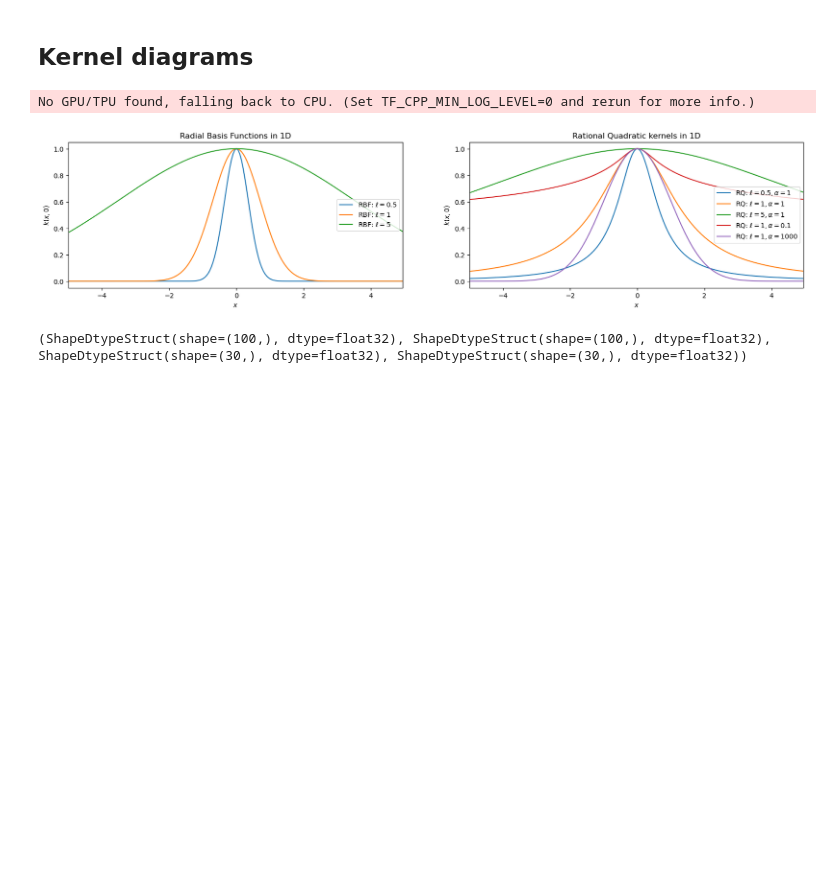
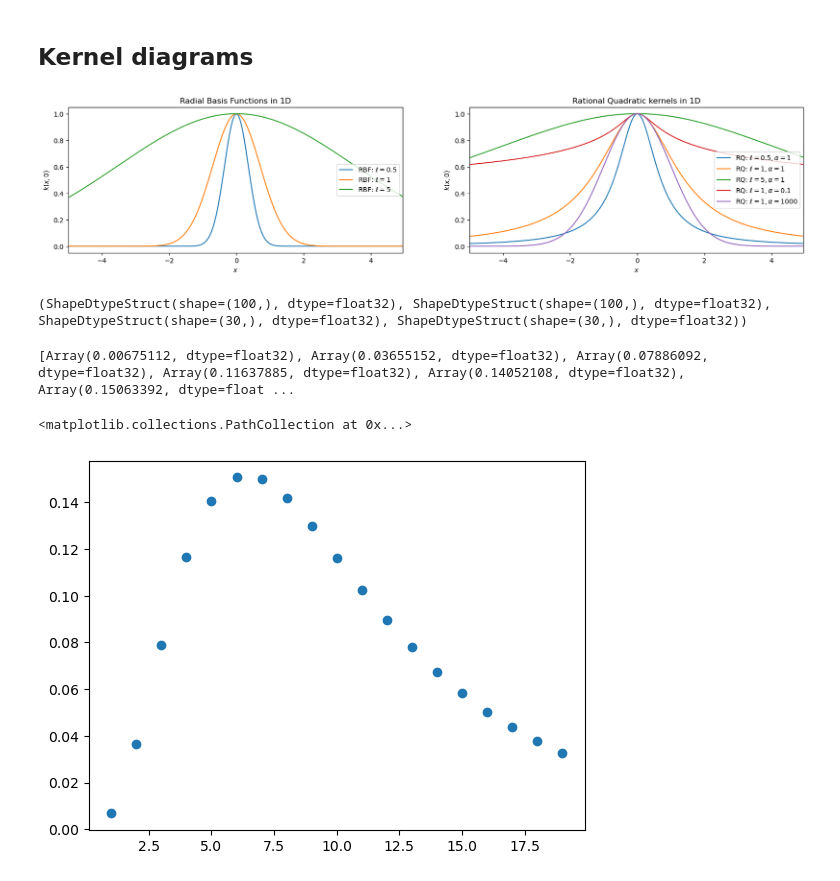
Before and after one commit to mtcairneyleeming/4yp, a Jupyter notebook: 10_misc_plots.ipynb, the cells around one changed output. Cells and saved outputs as stored; diff of their text form; code cells hidden in the pictures; blank space fills up the shorter version.

Commit message:
some MMD plots of how ls/scale changes things

```diff
--- a/10_misc_plots.ipynb
+++ b/10_misc_plots.ipynb
@@ -7,36 +10,36 @@ from reusable.kernels import rbf_kernel, rq_kernel
 import matplotlib.pyplot as plt
 import jax.numpy as jnp
 
-lim = 5
-step = lim /100
-x= jnp.arange(-lim, lim, step)
+if False:
+    lim = 5
+    step = lim /100
+    x= jnp.arange(-lim, lim, step)
 
-fig, axs = plt.subplots(1, 2, figsize=(20,4))
+    fig, axs = plt.subplots(1, 2, figsize=(20,4))
 
-for l in [0.5, 1, 5]:
-    axs[0].plot(x,[rbf_kernel(0,y, l) for y in x], label=f"RBF: $\ell={l}$")
+    for l in [0.5, 1, 5]:
+        axs[0].plot(x,[rbf_kernel(l)(0,y) for y in x], label=f"RBF: $\ell={l}$")
 
 
-axs[0].set_title("Radial Basis Functions in 1D")
-axs[0].set_ylabel("$k(x,0)$")
-axs[0].set_xlabel("$x$")
-axs[0].legend(loc=5)
-axs[0].margins(x=0)
+    axs[0].set_title("Radial Basis Functions in 1D")
+    axs[0].set_ylabel("$k(x,0)$")
+    axs[0].set_xlabel("$x$")
+    axs[0].legend(loc=5)
+    axs[0].margins(x=0)
 
-for l in [0.5, 1, 5]:
-    axs[1].plot(x,[rq_kernel(0,y, l, 1) for y in x], label=f"RQ: $\ell={l}, \\alpha=1$")
-for l in [0.1, 1000]:
-    axs[1].plot(x,[rq_kernel(0,y, 1, l) for y in x], label=f"RQ: $\ell=1,\\alpha={l}$")
+    for l in [0.5, 1, 5]:
+        axs[1].plot(x,[rq_kernel(l, 1)(0,y) for y in x], label=f"RQ: $\ell={l}, \\alpha=1$")
+    for l in [0.1, 1000]:
+        axs[1].plot(x,[rq_kernel(1, l)(0,y ) for y in x], label=f"RQ: $\ell=1,\\alpha={l}$")
 
-axs[1].set_title("Rational Quadratic kernels in 1D")
-axs[1].set_ylabel("$k(x,0)$")
-axs[1].set_xlabel("$x$")
-axs[1].legend(loc=5)
-axs[1].margins(x=0)
+    axs[1].set_title("Rational Quadratic kernels in 1D")
+    axs[1].set_ylabel("$k(x,0)$")
+    axs[1].set_xlabel("$x$")
+    axs[1].legend(loc=5)
+    axs[1].margins(x=0)
 
-fig.savefig("./gen_plots/10_kernels_plots.pdf", dpi=300)
+    fig.savefig("./gen_plots/10_kernels_plots.pdf", dpi=300)
 # %% [output]
-No GPU/TPU found, falling back to CPU. (Set TF_CPP_MIN_LOG_LEVEL=0 and rerun for more info.)
 [figure]
 # %%
 from reusable.vae import VAE
@@ -58,0 +120,16 @@ print(jax.eval_shape(f, batch))
+# %%
+rbf_lss = jnp.arange(1, 20, 1)
+from reusable.loss import MMD_rbf
+
+mmds = []
+for ls in rbf_lss:
+    mmds.append(MMD_rbf(ls)(gp_draws, vae_draws))
+
+print(mmds)
+# %% [output]
+[Array(0.00675112, dtype=float32), Array(0.03655152, dtype=float32), Array(0.07886092, dtype=float32), Array(0.11637885, dtype=float32), Array(0.14052108, dtype=float32), Array(0.15063392, dtype=float ...
+# %%
+plt.scatter(rbf_lss, mmds)
+# %% [output]
+<matplotlib.collections.PathCollection at 0x...>
+[figure, added]
```
Also changed, not shown: parts of 4 cells of this notebook.
